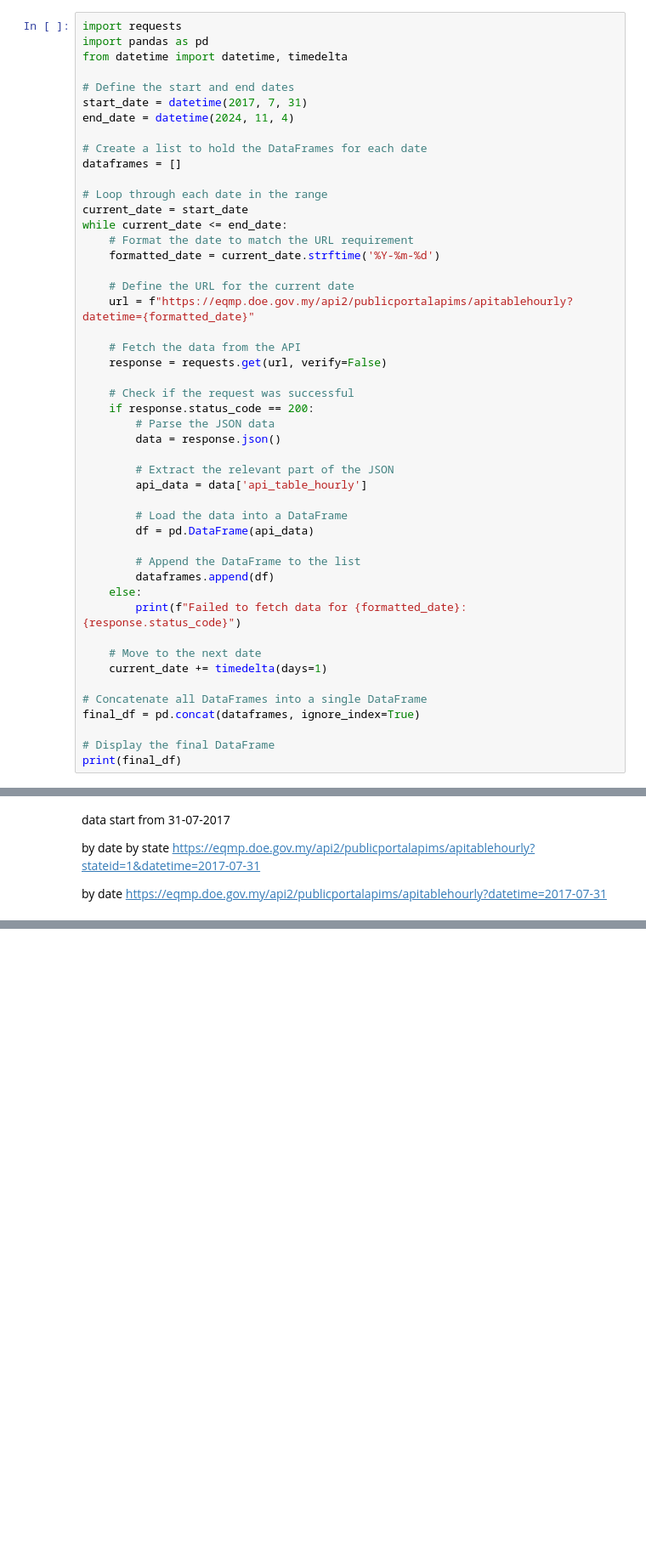
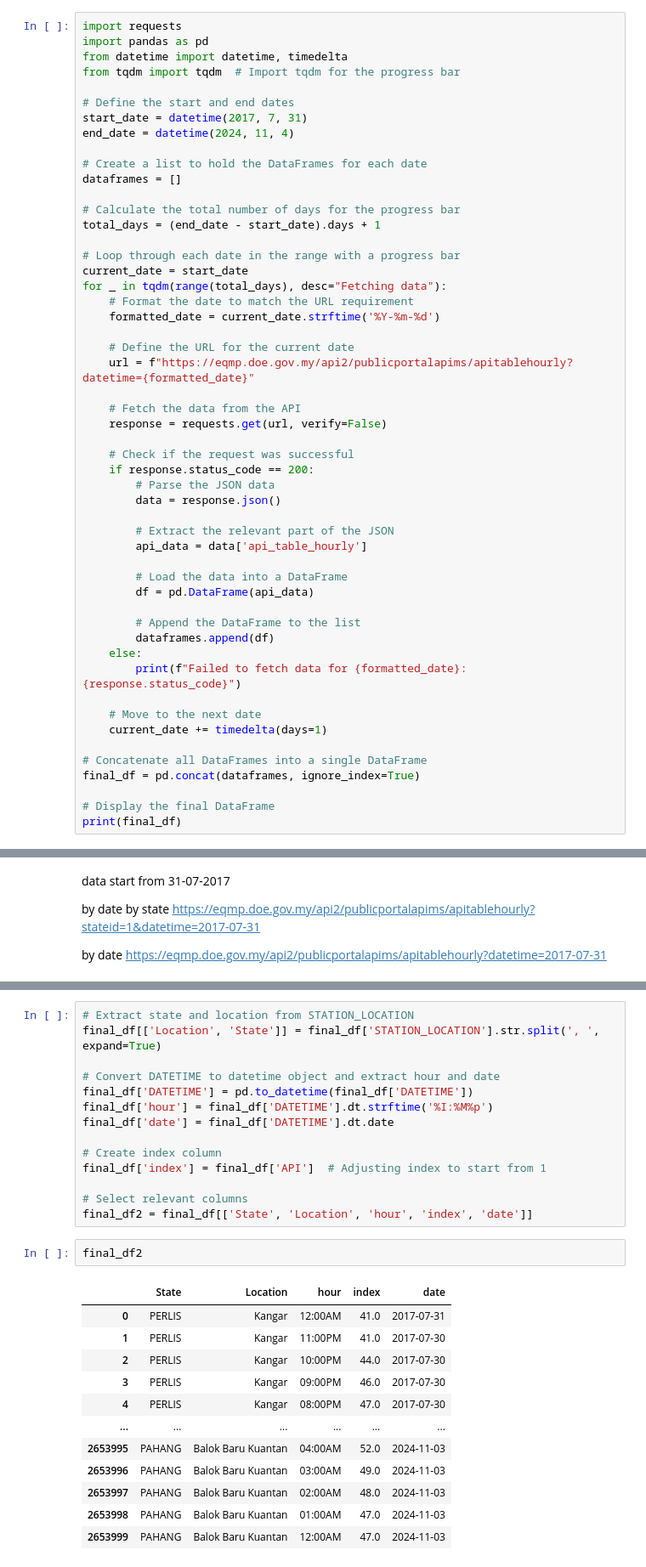
Before and after one commit to booluckgmie/sharecode, a Jupyter notebook: data_apims/apiweather.ipynb, the cells around one changed output, grey strips where cells are left out. Shown at 85% size. Cells and saved outputs as stored; diff of their text form; blank space fills up the shorter version.

```diff
--- a/data_apims/apiweather.ipynb
+++ b/data_apims/apiweather.ipynb
@@ -89,6 +122,7 @@ by dateStart to dateEnd
 import requests
 import pandas as pd
 from datetime import datetime, timedelta
+from tqdm import tqdm  # Import tqdm for the progress bar
 
 # Define the start and end dates
 start_date = datetime(2017, 7, 31)
@@ -97,9 +131,12 @@ end_date = datetime(2024, 11, 4)
 # Create a list to hold the DataFrames for each date
 dataframes = []
 
-# Loop through each date in the range
+# Calculate the total number of days for the progress bar
+total_days = (end_date - start_date).days + 1
+
+# Loop through each date in the range with a progress bar
 current_date = start_date
-while current_date <= end_date:
+for _ in tqdm(range(total_days), desc="Fetching data"):
     # Format the date to match the URL requirement
     formatted_date = current_date.strftime('%Y-%m-%d')
 
@@ -163,0 +201,29 @@ final_df.to_csv('archieveAPI201707-20241103.csv', index=False)
+# %%
+# Extract state and location from STATION_LOCATION
+final_df[['Location', 'State']] = final_df['STATION_LOCATION'].str.split(', ', expand=True)
+
+# Convert DATETIME to datetime object and extract hour and date
+final_df['DATETIME'] = pd.to_datetime(final_df['DATETIME'])
+final_df['hour'] = final_df['DATETIME'].dt.strftime('%I:%M%p')
+final_df['date'] = final_df['DATETIME'].dt.date
+
+# Create index column
+final_df['index'] = final_df['API']  # Adjusting index to start from 1
+
+# Select relevant columns
+final_df2 = final_df[['State', 'Location', 'hour', 'index', 'date']]
+# %%
+final_df2
+# %% [output]
+|  | State | Location | hour | index | date |
+| 0 | PERLIS | Kangar | 12:00AM | 41.0 | 2017-07-31 |
+| 1 | PERLIS | Kangar | 11:00PM | 41.0 | 2017-07-30 |
+| 2 | PERLIS | Kangar | 10:00PM | 44.0 | 2017-07-30 |
+| 3 | PERLIS | Kangar | 09:00PM | 46.0 | 2017-07-30 |
+| 4 | PERLIS | Kangar | 08:00PM | 47.0 | 2017-07-30 |
+| ... | ... | ... | ... | ... | ... |
+| 2653995 | PAHANG | Balok Baru Kuantan | 04:00AM | 52.0 | 2024-11-03 |
+| 2653996 | PAHANG | Balok Baru Kuantan | 03:00AM | 49.0 | 2024-11-03 |
+| 2653997 | PAHANG | Balok Baru Kuantan | 02:00AM | 48.0 | 2024-11-03 |
+| 2653998 | PAHANG | Balok Baru Kuantan | 01:00AM | 47.0 | 2024-11-03 |
+| 2653999 | PAHANG | Balok Baru Kuantan | 12:00AM | 47.0 | 2024-11-03 |
```
Also changed, not shown: parts of 7 cells of this notebook.
